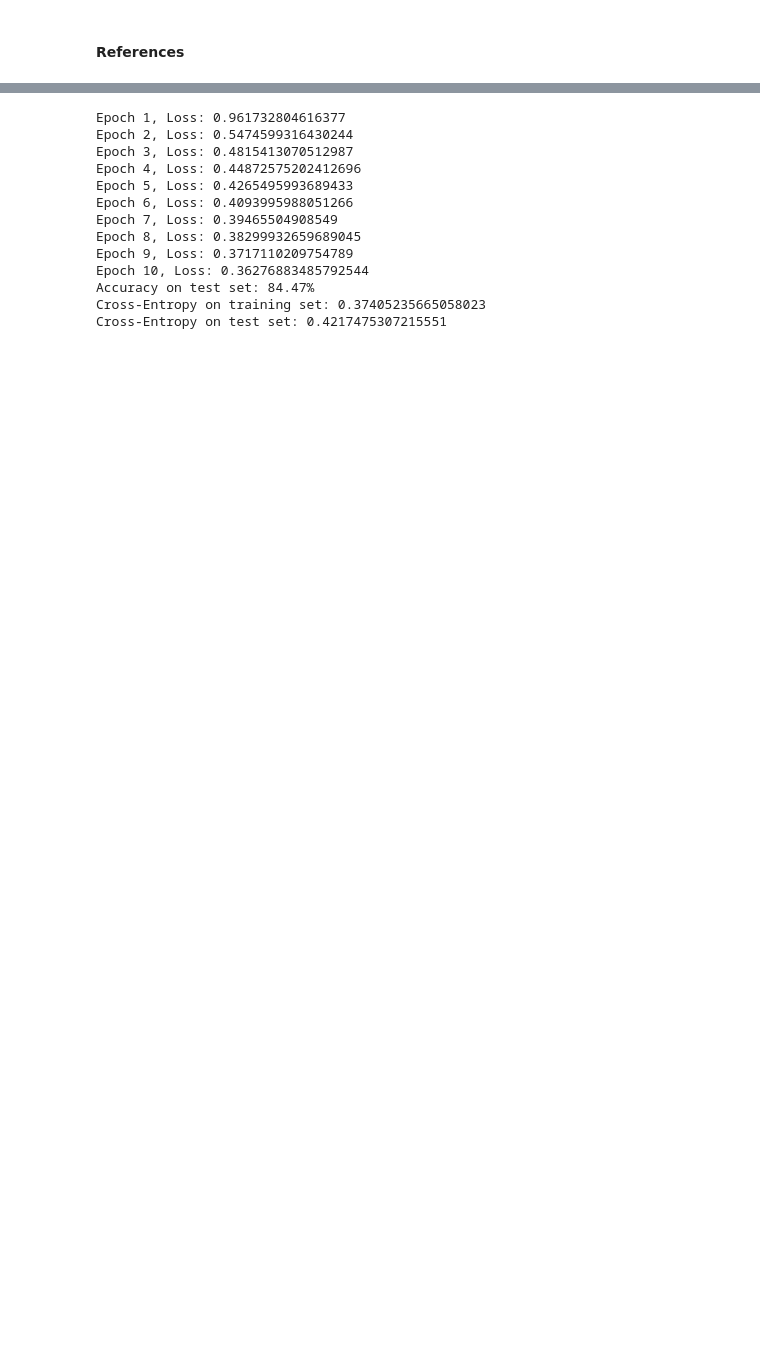
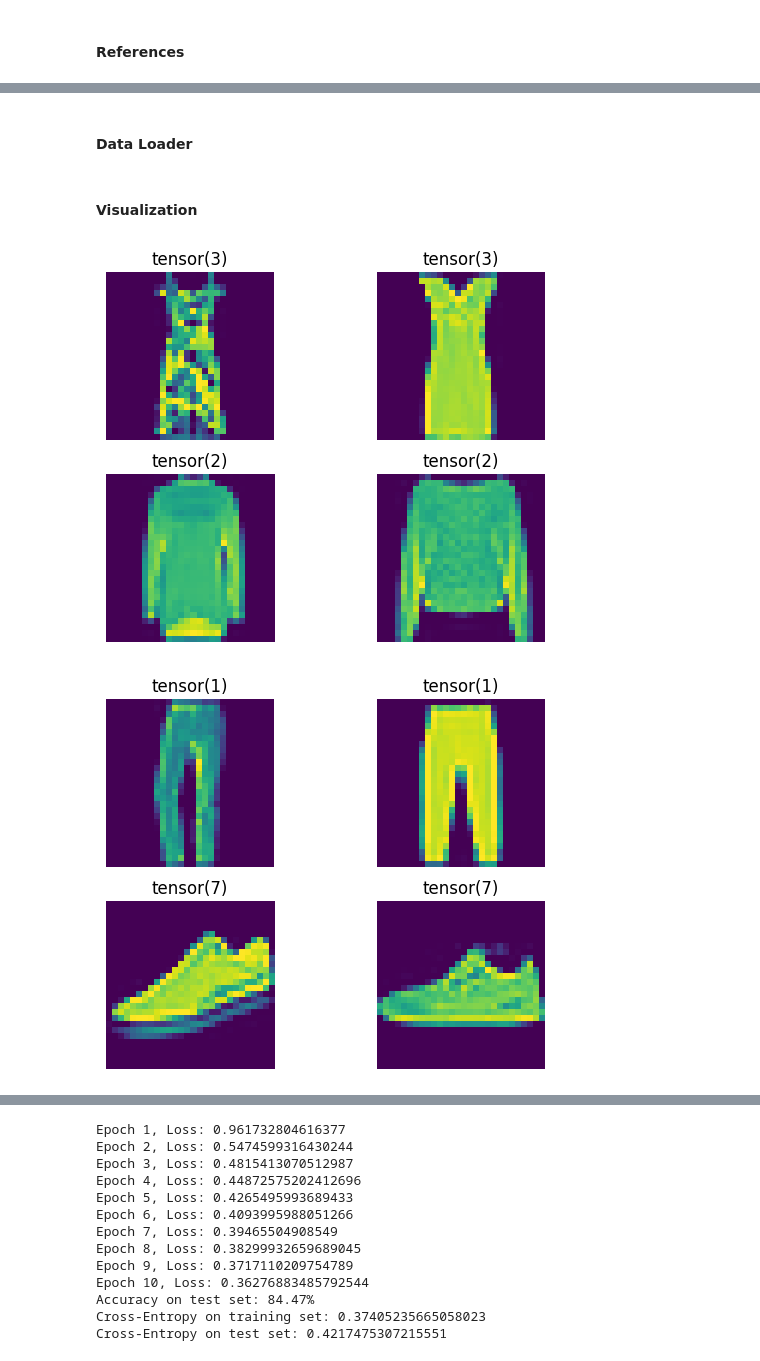
Before and after one commit to LuisPHenriques/TAAC-Project, a Jupyter notebook: A1_P1.ipynb, the cells around one changed output, grey strips where cells are left out. Cells and saved outputs as stored; diff of their text form; code cells hidden in the pictures; blank space fills up the shorter version.

```diff
--- a/A1_P1.ipynb
+++ b/A1_P1.ipynb
@@ -179,0 +186,32 @@ https://towardsdatascience.com/nothing-but-numpy-understanding-creating-binary-c
+# %% [markdown]
+#### Data Loader
+# %%
+# Define a transform to convert images to tensor and normalize
+transform = transforms.Compose([transforms.ToTensor(), transforms.Normalize((0.5,), (0.5,))])
+
+#Load the data: train and tests sets
+train_dataset = torchvision.datasets.FashionMNIST(root='./data', train=True, transform=transform, download=True)
+test_dataset = torchvision.datasets.FashionMNIST(root='./data', train=False, transform=transform, download=True)
+
+
+batch_size = 64
+#Data Loader
+train_loader = DataLoader(train_dataset, batch_size=batch_size, shuffle=True)
+test_loader = DataLoader(test_dataset, batch_size=batch_size, shuffle=False)
+# %% [markdown]
+#### Visualization
+# %%
+import matplotlib.pyplot as plt
+
+for i, (images, labels) in enumerate(train_loader):
+    if i == 5:
+        break
+    for j in range(4):
+        plt.subplot(2, 2, j + 1)
+        plt.imshow(images[j].numpy().transpose((1, 2, 0)))
+        plt.title(str(labels[j]))
+        plt.axis('off')
+    plt.show()
+# %% [output]
+[figure, added]
+[figure, added]
```
Also changed, not shown: parts of 26 cells of this notebook, 1 other file.
